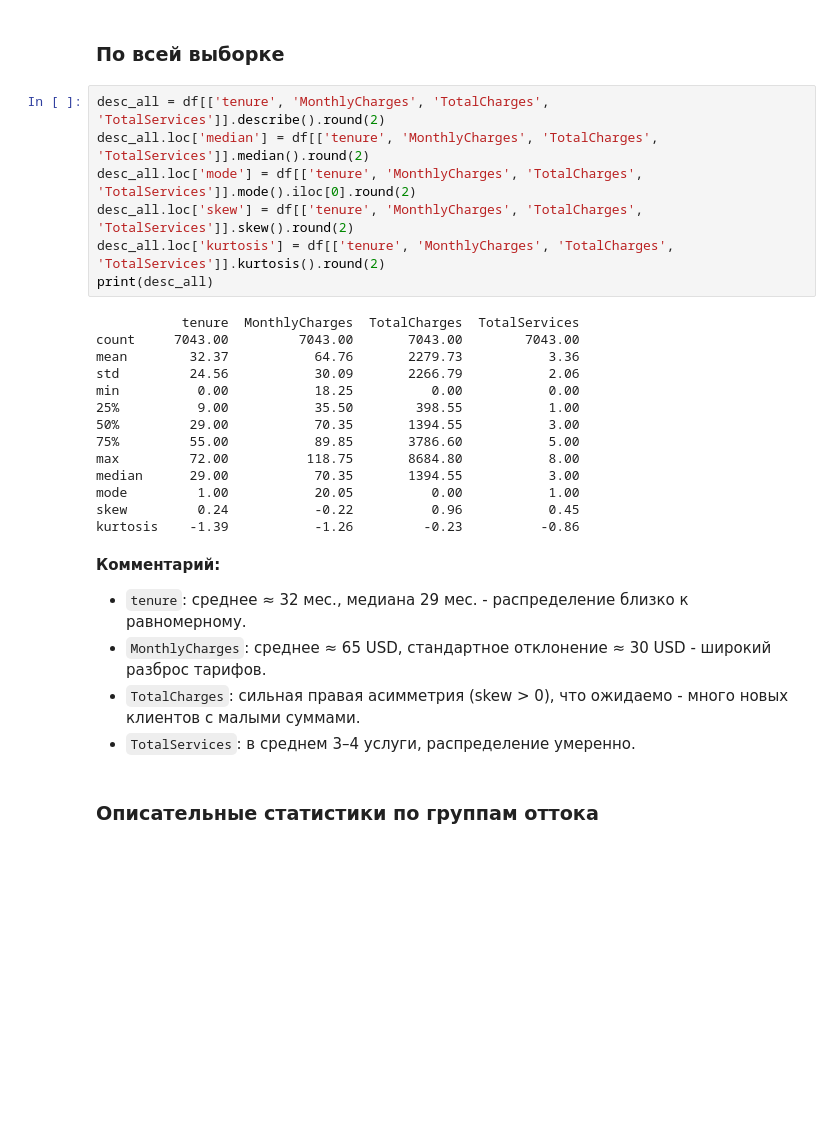
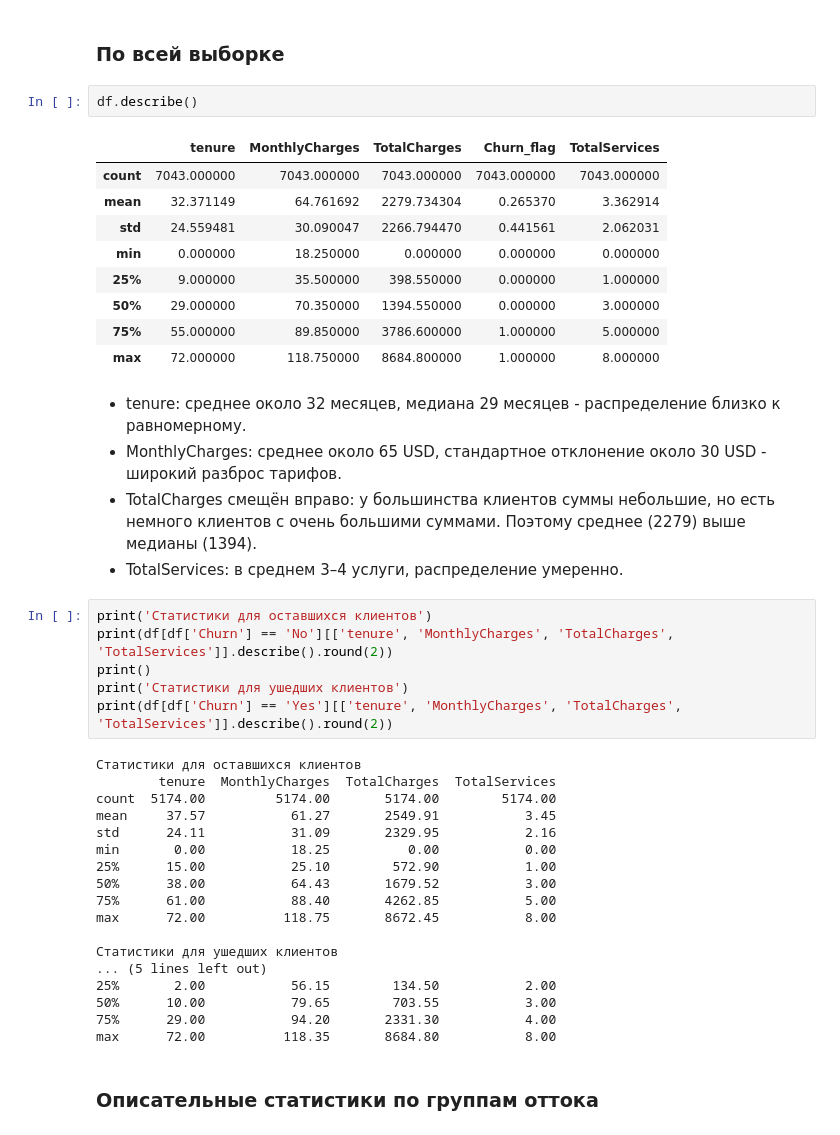
Before and after one commit to ilyaytrewq/Data_analysis_project, a Jupyter notebook: Tikhonov_Takhunov.ipynb, the cells around one changed output. Cells and saved outputs as stored; diff of their text form; blank space fills up the shorter version.

```diff
--- a/Tikhonov_Takhunov.ipynb
+++ b/Tikhonov_Takhunov.ipynb
@@ -460,32 +461,46 @@ if p_val3 < 0.05:
 ## Пункт 10. Описательные статистики
 # %% [markdown]
 ### По всей выборке
-# %%
-desc_all = df[['tenure', 'MonthlyCharges', 'TotalCharges', 'TotalServices']].describe().round(2)
-desc_all.loc['median'] = df[['tenure', 'MonthlyCharges', 'TotalCharges', 'TotalServices']].median().round(2)
-desc_all.loc['mode'] = df[['tenure', 'MonthlyCharges', 'TotalCharges', 'TotalServices']].mode().iloc[0].round(2)
-desc_all.loc['skew'] = df[['tenure', 'MonthlyCharges', 'TotalCharges', 'TotalServices']].skew().round(2)
-desc_all.loc['kurtosis'] = df[['tenure', 'MonthlyCharges', 'TotalCharges', 'TotalServices']].kurtosis().round(2)
-print(desc_all)
-# %% [output]
-           tenure  MonthlyCharges  TotalCharges  TotalServices
-count     7043.00         7043.00       7043.00        7043.00
-mean        32.37           64.76       2279.73           3.36
-std         24.56           30.09       2266.79           2.06
-min          0.00           18.25          0.00           0.00
-25%          9.00           35.50        398.55           1.00
-50%         29.00           70.35       1394.55           3.00
-75%         55.00           89.85       3786.60           5.00
-max         72.00          118.75       8684.80           8.00
-median      29.00           70.35       1394.55           3.00
-mode         1.00           20.05          0.00           1.00
-skew         0.24           -0.22          0.96           0.45
-kurtosis    -1.39           -1.26         -0.23          -0.86
+# %%
+df.describe()
+# %% [output]
+|  | tenure | MonthlyCharges | TotalCharges | Churn_flag | TotalServices |
+| count | 7043.000000 | 7043.000000 | 7043.000000 | 7043.000000 | 7043.000000 |
+| mean | 32.371149 | 64.761692 | 2279.734304 | 0.265370 | 3.362914 |
+| std | 24.559481 | 30.090047 | 2266.794470 | 0.441561 | 2.062031 |
+| min | 0.000000 | 18.250000 | 0.000000 | 0.000000 | 0.000000 |
+| 25% | 9.000000 | 35.500000 | 398.550000 | 0.000000 | 1.000000 |
+| 50% | 29.000000 | 70.350000 | 1394.550000 | 0.000000 | 3.000000 |
+| 75% | 55.000000 | 89.850000 | 3786.600000 | 1.000000 | 5.000000 |
+| max | 72.000000 | 118.750000 | 8684.800000 | 1.000000 | 8.000000 |
 # %% [markdown]
-**Комментарий:**
-- `tenure`: среднее ≈ 32 мес., медиана 29 мес. - распределение близко к равномерному.
-- `MonthlyCharges`: среднее ≈ 65 USD, стандартное отклонение ≈ 30 USD - широкий разброс тарифов.
-- `TotalCharges`: сильная правая асимметрия (skew > 0), что ожидаемо - много новых клиентов с малыми суммами.
-- `TotalServices`: в среднем 3–4 услуги, распределение умеренно.
+- tenure: среднее около 32 месяцев, медиана 29 месяцев - распределение близко к равномерному.
+- MonthlyCharges: среднее около 65 USD, стандартное отклонение около 30 USD - широкий разброс тарифов.
+- TotalCharges смещён вправо: у большинства клиентов суммы небольшие, но есть немного клиентов с очень большими суммами. Поэтому среднее (2279) выше медианы (1394).
+- TotalServices: в среднем 3–4 услуги, распределение умеренно.
+# %%
+print('Статистики для оставшихся клиентов')
+print(df[df['Churn'] == 'No'][['tenure', 'MonthlyCharges', 'TotalCharges', 'TotalServices']].describe().round(2))
+print()
+print('Статистики для ушедших клиентов')
+print(df[df['Churn'] == 'Yes'][['tenure', 'MonthlyCharges', 'TotalCharges', 'TotalServices']].describe().round(2))
+# %% [output]
+Статистики для оставшихся клиентов
+        tenure  MonthlyCharges  TotalCharges  TotalServices
+count  5174.00         5174.00       5174.00        5174.00
+mean     37.57           61.27       2549.91           3.45
+std      24.11           31.09       2329.95           2.16
+min       0.00           18.25          0.00           0.00
+25%      15.00           25.10        572.90           1.00
+50%      38.00           64.43       1679.52           3.00
+75%      61.00           88.40       4262.85           5.00
+max      72.00          118.75       8672.45           8.00
+
+Статистики для ушедших клиентов
+... (5 lines left out)
+25%       2.00           56.15        134.50           2.00
+50%      10.00           79.65        703.55           3.00
+75%      29.00           94.20       2331.30           4.00
+max      72.00          118.35       8684.80           8.00
 # %% [markdown]
 ### Описательные статистики по группам оттока
```
Also changed, not shown: parts of 26 cells of this notebook.
